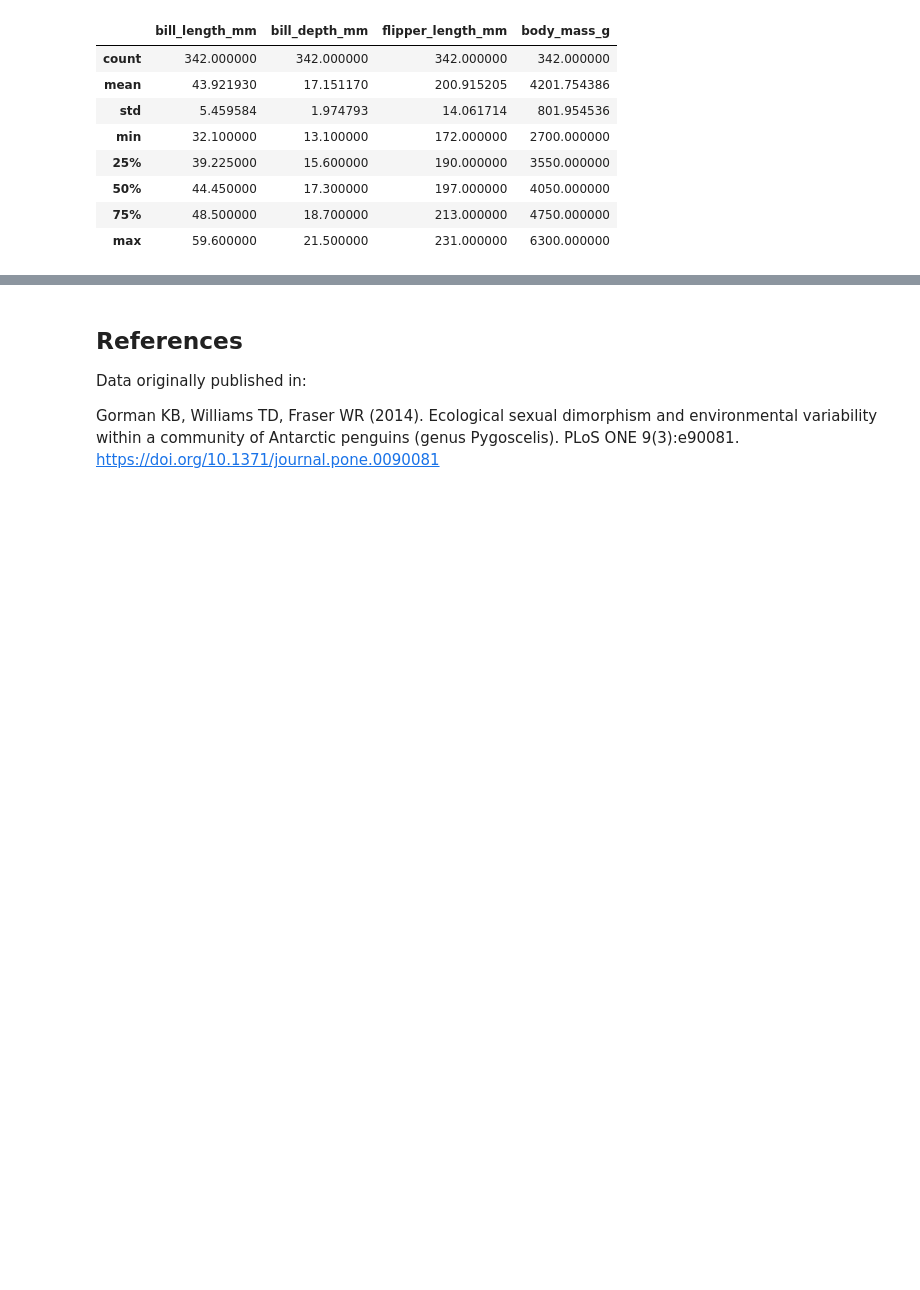
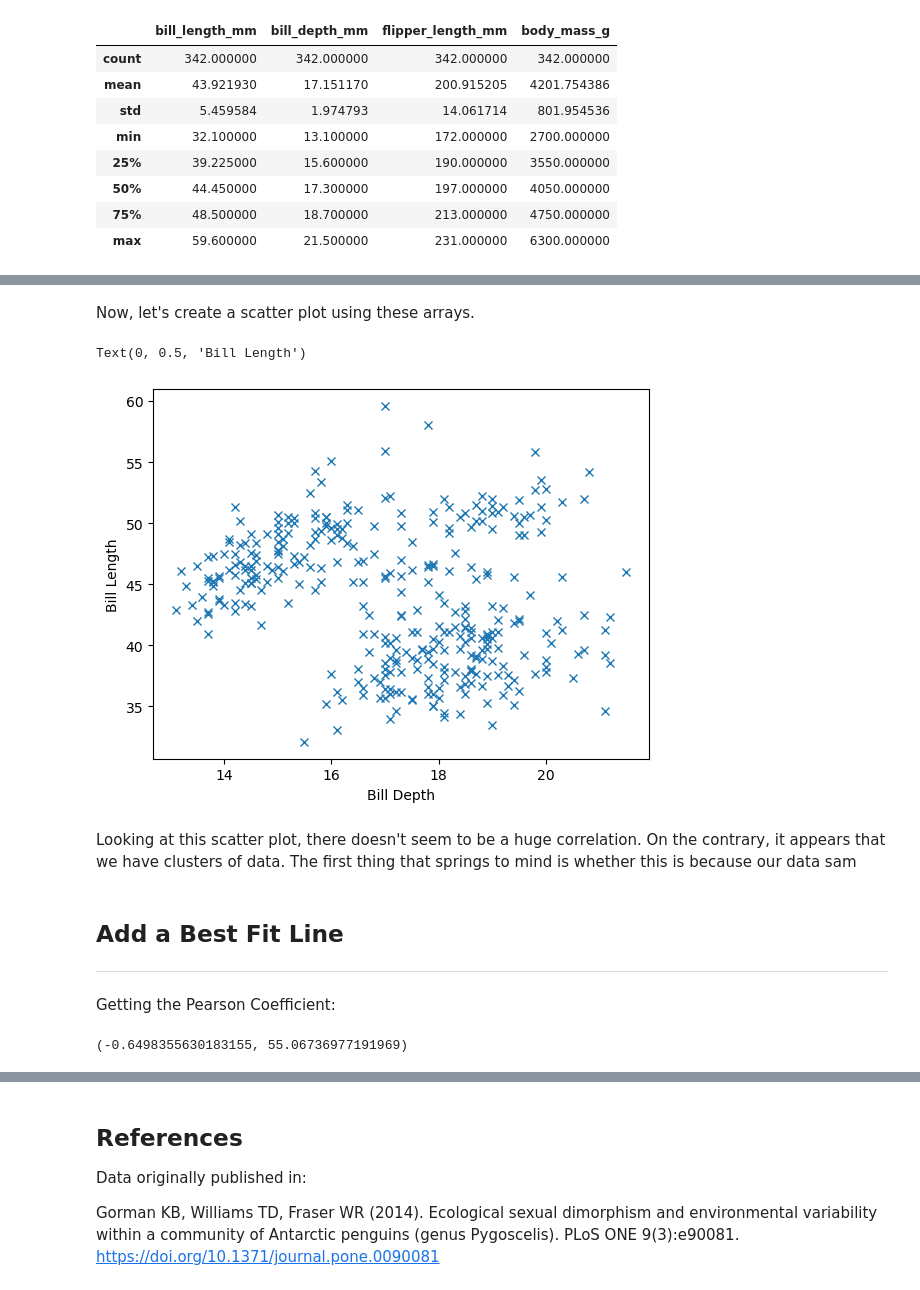
Before and after one commit to MylesHenehan/mywork, a Jupyter notebook: penguins.ipynb, the cells around one changed output, grey strips where cells are left out. Cells and saved outputs as stored; diff of their text form; code cells hidden in the pictures; blank space fills up the shorter version.

```diff
--- a/penguins.ipynb
+++ b/penguins.ipynb
@@ -88,0 +126,59 @@ df.describe()
+# %%
+# We're going to start by defining the data series in the data frame, bill_depth_mm, as billdepth
+billdepth = df['bill_depth_mm']
+
+# Let's convert this to a numpy array to make it easier to work with:
+
+billdepth = billdepth.to_numpy()
+
+# Now, let's do the same 2 steps with the bill length:
+billlen = df['bill_length_mm']
+billlen = billlen.to_numpy()
+
+# Remove NaN values from the data
+valid_indices = ~np.isnan(billdepth) & ~np.isnan(billlen)
+billdepth = billdepth[valid_indices]
+billlen = billlen[valid_indices]
+
+
+#Note: when trying to get the best fit line, I was getting the error that parameter number 4 had an illegal value. By using boolean indexing method, I managed to remove these from the array.
+# This is something I don't know much about, but it solved the issue (Source: ChatGPT)
+# %% [markdown]
+Now, let's create a scatter plot using these arrays.
+# %%
+# Create a new figure and set of axes (stateless approach).
+#fig is the overall figure, and ax is the set of axes on this figure
+fig, ax = plt.subplots()
+
+#Here's the function to create a plot:
+ax.plot(billdepth, billlen, 'x')
+
+# Now let's add some labels:
+ax.set_xlabel('Bill Depth')
+ax.set_ylabel('Bill Length')
+
+#X limits
+#ax.set_xlim(30,60)
+#ax.set_ylim(40,60)
+
+#I would use fig.show(), but jupyter notebooks do this automatically
+# %% [output]
+Text(0, 0.5, 'Bill Length')
+[figure, added]
+# %% [markdown]
+Looking at this scatter plot, there doesn't seem to be a huge correlation. On the contrary, it appears that we have clusters of data. The first thing that springs to mind is whether this is because our data sam
+# %% [markdown]
+## Add a Best Fit Line
+***
+# %% [markdown]
+Getting the Pearson Coefficient:
+# %%
+# uses the y = mx + c method
+
+m, c = np.polyfit(billdepth, billlen, 1)
+
+m, c
+
+#note, when testing this, I was getting the error that parameter number 4 had an illegal value.
+# %% [output]
+(-0.6498355630183155, 55.06736977191969)
```
Also changed, not shown: parts of 21 cells of this notebook.
